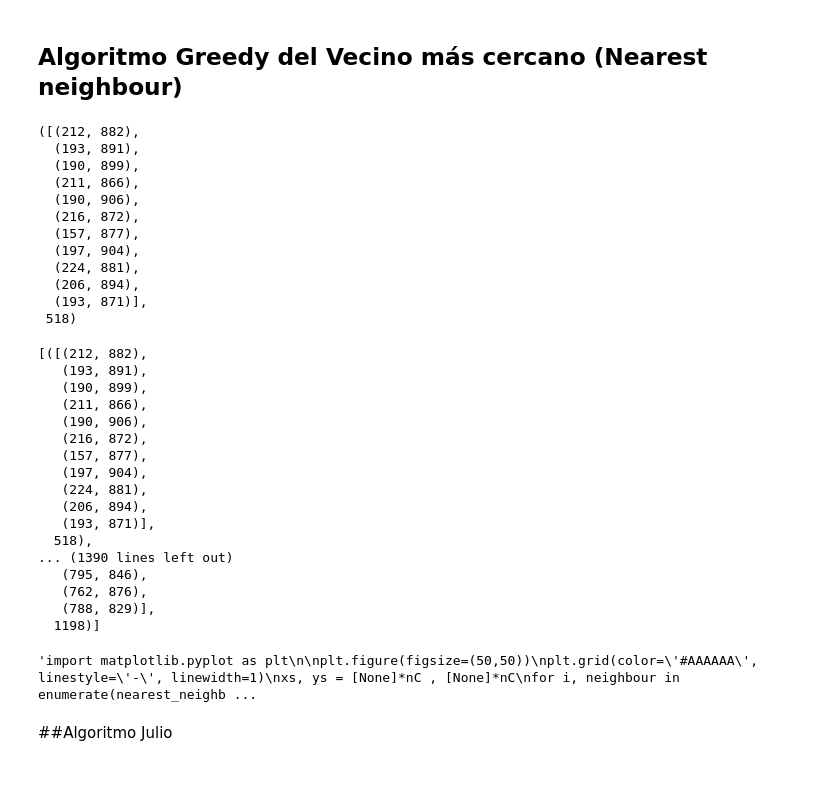
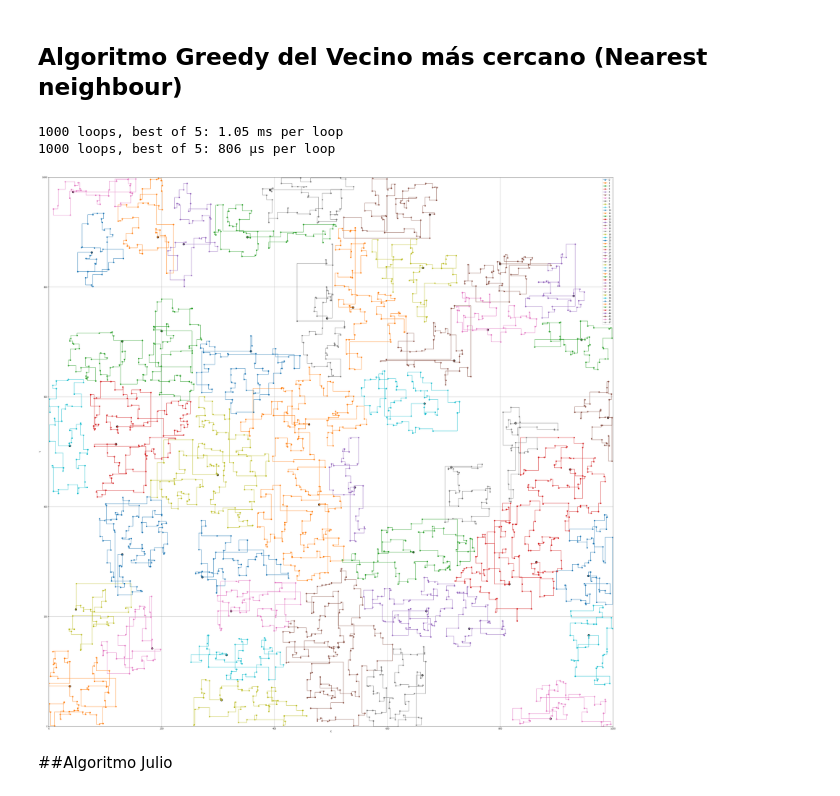
Before and after one commit to Coralain10/cc41_tf_202010279_202017572_201319550, a Jupyter notebook: Trabajo_Final.ipynb, the cells around one changed output. Cells and saved outputs as stored; diff of their text form; code cells hidden in the pictures.

Commit message:
Algoritmo Carolain (A. Greedy: Nearest neighbour)

```diff
--- a/Trabajo_Final.ipynb
+++ b/Trabajo_Final.ipynb
@@ -371,12 +375,8 @@ def groups():
 # %% [markdown]
 ## Algoritmo Greedy del Vecino más cercano (Nearest neighbour)
 # %%
-pointsC = [[] for _ in c]
-for i, group in enumerate(c):
-  pointsC[i] = getXYsByNodes(group,side)
-#print(pointsC)
-
-def nearest_neighbour(group:list):
+#cgs
+def nearest_neighbour_1(group:list):
   n = len(group)
   path = [None]*n
   visited = [False]*n
@@ -397,7 +397,7 @@ def nearest_neighbour(group:list):
     nearest = (neighbours[0][0], distancia(group[lastV],neighbours[0][1]) )
     #calculamos la distancia mínima
     for ig, posN in neighbours:
-      if (nearest[1] < distancia(group[lastV], posN) ):
+      if (nearest[1] > distancia(group[lastV], posN) ):
         nearest = (ig, distancia(group[lastV], posN) )
 
     #llenamos los datos del más cercano
@@ -417,65 +449,49 @@ def nearest_neighbour(group:list):
 # %%
 #comprobamos en el 1er grupo
-display(nearest_neighbour(pointsC[0]))
+#display(nearest_neighbour_1(cgs[0]))
+%timeit nearest_neighbour_1(cgs[0])
+%timeit nearest_neighbour_2(cgs[0])
 # %% [output]
-([(212, 882),
-  (193, 891),
-  (190, 899),
-  (211, 866),
-  (190, 906),
-  (216, 872),
-  (157, 877),
-  (197, 904),
-  (224, 881),
-  (206, 894),
-  (193, 871)],
- 518)
+1000 loops, best of 5: 1.05 ms per loop
+1000 loops, best of 5: 806 µs per loop
 # %%
+#Por razones de eficiencia, se utilizará la versión 2 de nearest_neighbour
 #aplicamos en todos los grupos
-nC = len(c)
+nC = len(cgs)
 nearest_neighbours = [None] * nC
-for i, group in enumerate(pointsC):
-  nearest_neighbours[i] = nearest_neighbour(group)
-display(nearest_neighbours)
+for i, group in enumerate(cgs):
+  nearest_neighbours[i] = nearest_neighbour_2(group)
+#display(nearest_neighbours)
-# %% [output]
-[([(212, 882),
-   (193, 891),
-   (190, 899),
-   (211, 866),
-   (190, 906),
-   (216, 872),
-   (157, 877),
-   (197, 904),
-   (224, 881),
-   (206, 894),
-   (193, 871)],
-  518),
-... (1390 lines left out)
-   (795, 846),
-   (762, 876),
-   (788, 829)],
-  1198)]
+# %%
+#Guardaremos en un archivo los caminos
+f = open("nearest_neighbours.txt", "w")
+txt ='\n'.join([str(nn)[1:-1] for nn in nearest_neighbours])
+f.writelines(txt)
+f.close()
 # %%
-'''import matplotlib.pyplot as plt
+import matplotlib.pyplot as plt
 
 plt.figure(figsize=(50,50))
 plt.grid(color='#AAAAAA', linestyle='-', linewidth=1)
-xs, ys = [None]*nC , [None]*nC
-for i, neighbour in enumerate(nearest_neighbours):
-  for x, y in neighbour[0]:
-    xs[j], ys[j] = x, y
+
+for i, neighbour in enumerate(nearest_neighbours): #rutas
+  nr = len(neighbour[0])
+  xs, ys = [None]*nr , [None]*nr
+  for j, v in enumerate(neighbour[0]): #por cada punto de la ruta
+    xs[j], ys[j] = v
   #plt.scatter( *zip(*neighbour[0]), s=100, color="#ff9654", label=f"{i}",linewidths=1)
   #plt.plot(xs, ys, '-o', linewidth=2.0)
   #plt.step(xs, ys, '-o', label=f'{i}')
   plt.plot(xs, ys, '-o', drawstyle='steps', label=f'{i}')
+  plt.scatter( xs[0], ys[0], s=100, color="#000000")
 
 plt.xlabel("X")
 plt.ylabel("Y")
 plt.legend()
 plt.xlim([0, side])
 plt.ylim([0, side])
-plt.show()'''
+plt.show()
 # %% [output]
-'import matplotlib.pyplot as plt\n\nplt.figure(figsize=(50,50))\nplt.grid(color=\'#AAAAAA\', linestyle=\'-\', linewidth=1)\nxs, ys = [None]*nC , [None]*nC\nfor i, neighbour in enumerate(nearest_neighb ...
+[figure, added]
 # %% [markdown]
 ##Algoritmo Julio
```
Also changed, not shown: parts of 9 cells of this notebook.
